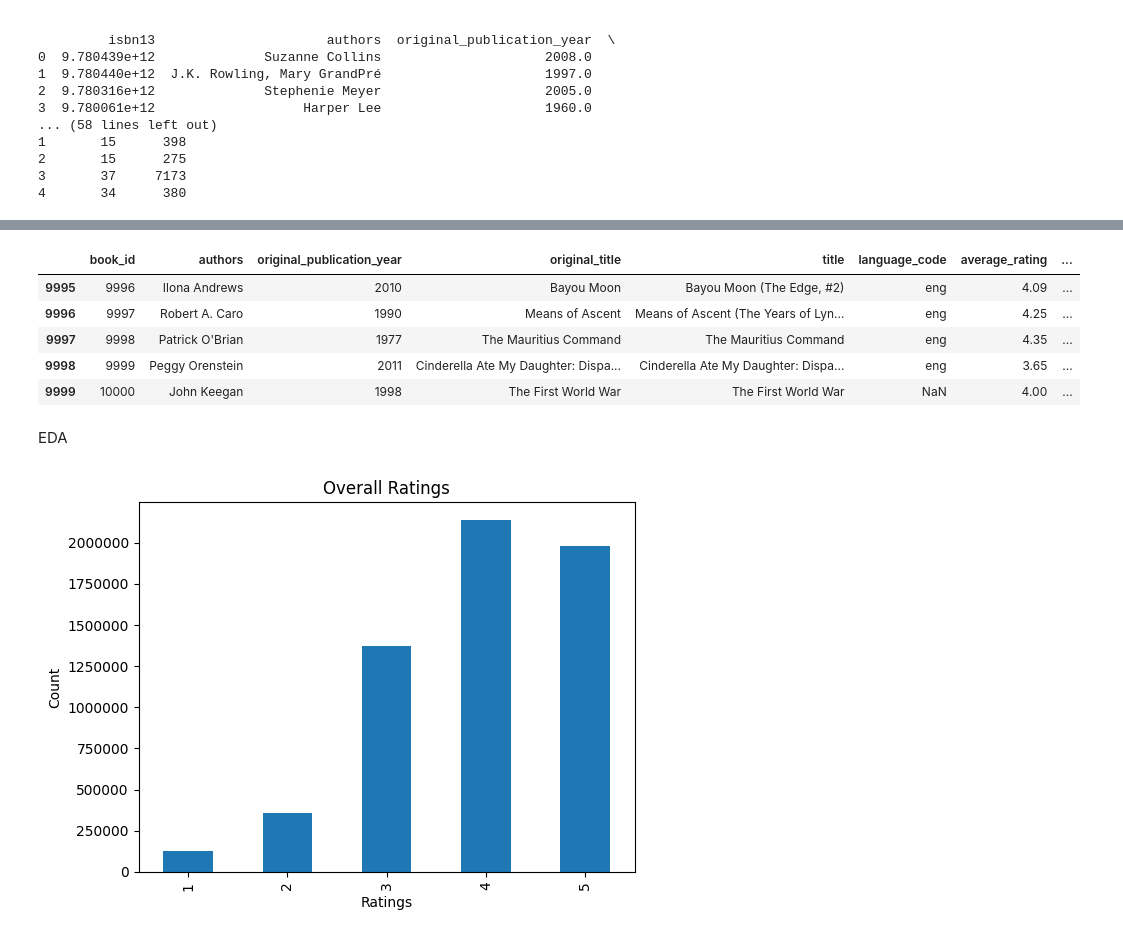
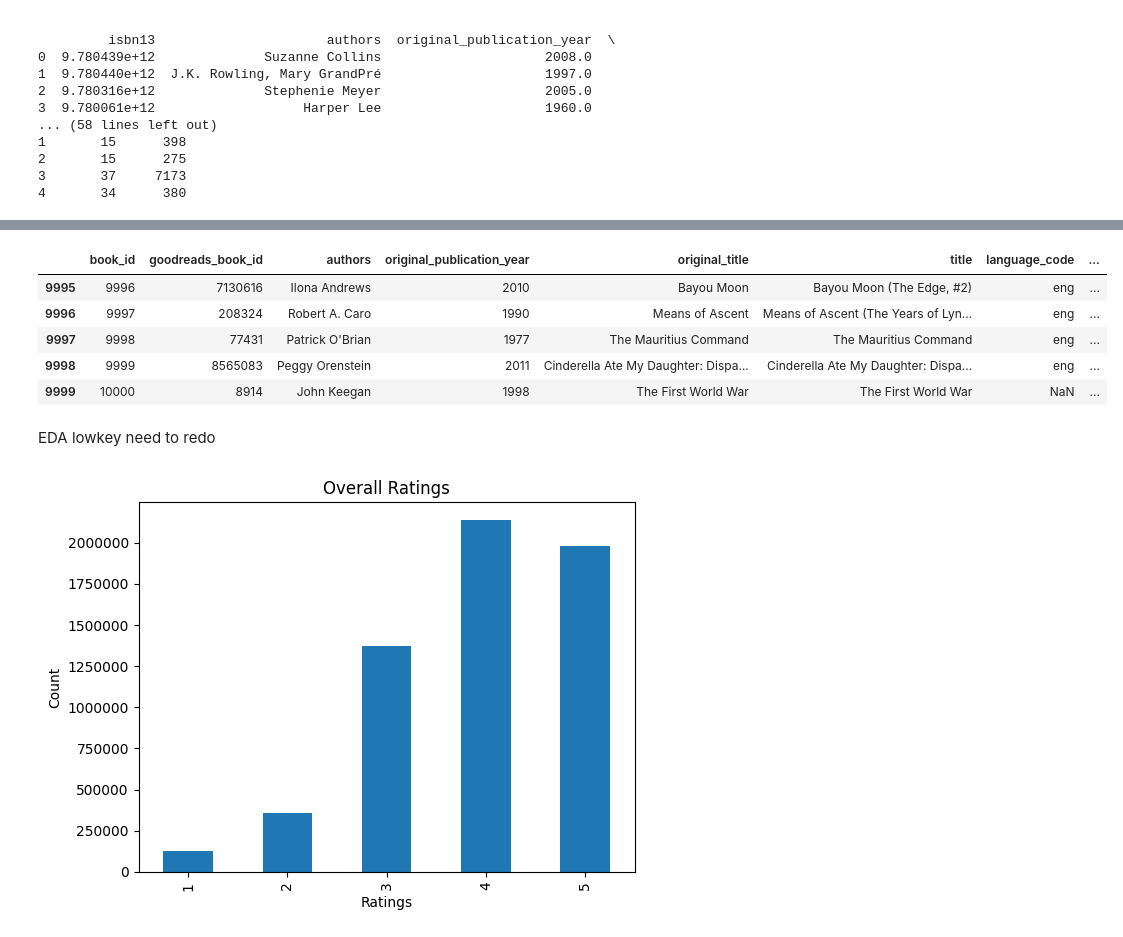
Before and after one commit to ItsNotGordon/reading-nook, a Jupyter notebook: notebook.ipynb, the cells around one changed output, grey strips where cells are left out. Saved outputs shown, nothing was run; the diff lists cells and outputs as text; code cells hidden in the pictures.

```diff
--- a/notebook.ipynb
+++ b/notebook.ipynb
@@ -7,9 +8,11 @@ from mlxtend.frequent_patterns import apriori, association_rules
 # %%
-main_df = pd.read_csv(r"C:\Users\itsno\OneDrive\Desktop\CSULB Homework\reading-nook\git-forked-database\books.csv")
-book_tags_df = pd.read_csv(r"C:\Users\itsno\OneDrive\Desktop\CSULB Homework\reading-nook\git-forked-database\book_tags.csv")
-ratings_df = pd.read_csv(r"C:\Users\itsno\OneDrive\Desktop\CSULB Homework\reading-nook\git-forked-database\ratings.csv")
-tags_df = pd.read_csv(r"C:\Users\itsno\OneDrive\Desktop\CSULB Homework\reading-nook\git-forked-database\tags.csv")
-to_read_df = pd.read_csv(r"C:\Users\itsno\OneDrive\Desktop\CSULB Homework\reading-nook\git-forked-database\to_read.csv")
+DATA_DIR = Path("git-forked-database")
+
+main_df = pd.read_csv(DATA_DIR / "books.csv")
+book_tags_df = pd.read_csv(DATA_DIR / "book_tags.csv")
+ratings_df = pd.read_csv(DATA_DIR / "ratings.csv")
+tags_df = pd.read_csv(DATA_DIR / "tags.csv")
+to_read_df = pd.read_csv(DATA_DIR / "to_read.csv")
 # %%
 # Quick print to make sure all df are csv are correctly read
 print(main_df.head())
@@ -38,25 +49,21 @@ print(to_read_df.head())
 # %%
-# Dropping unnecessary columns in main_df
-# Changing publication year from float to int
-# standardizing all english (eng, en-US, en-CA, en-GB) to eng
-main_df = pd.read_csv(r"C:\Users\itsno\OneDrive\Desktop\CSULB Homework\reading-nook\git-forked-database\books.csv")
 main_df.head()
-main_df.drop(columns=['image_url', 'small_image_url','goodreads_book_id', 'books_count', 'work_id', 'best_book_id', 'isbn', 'isbn13'], inplace=True)
+main_df.drop(columns=['image_url', 'small_image_url', 'books_count', 'work_id', 'best_book_id', 'isbn', 'isbn13'], inplace=True)
 main_df['original_publication_year'] = main_df['original_publication_year'].astype('Int64')
 
 # main_df['language_code'].value_counts()
 
 main_df['language_code'] = main_df['language_code'].str.split('-').str[0]
 main_df['language_code'] = main_df['language_code'].replace({
     'en': 'eng'
 })
 main_df.tail()
 # Note: scrolling through the csv, some strings in original_title is missing
 # %% [output]
-|  | book_id | authors | original_publication_year | original_title | title | language_code | average_rating | ... |
-| 9995 | 9996 | Ilona Andrews | 2010 | Bayou Moon | Bayou Moon (The Edge, #2) | eng | 4.09 | ... |
-| 9996 | 9997 | Robert A. Caro | 1990 | Means of Ascent | Means of Ascent (The Years of Lyn... | eng | 4.25 | ... |
-| 9997 | 9998 | Patrick O'Brian | 1977 | The Mauritius Command | The Mauritius Command | eng | 4.35 | ... |
-| 9998 | 9999 | Peggy Orenstein | 2011 | Cinderella Ate My Daughter: Dispa... | Cinderella Ate My Daughter: Dispa... | eng | 3.65 | ... |
-| 9999 | 10000 | John Keegan | 1998 | The First World War | The First World War | NaN | 4.00 | ... |
+|  | book_id | goodreads_book_id | authors | original_publication_year | original_title | title | language_code | ... |
+| 9995 | 9996 | 7130616 | Ilona Andrews | 2010 | Bayou Moon | Bayou Moon (The Edge, #2) | eng | ... |
+| 9996 | 9997 | 208324 | Robert A. Caro | 1990 | Means of Ascent | Means of Ascent (The Years of Lyn... | eng | ... |
+| 9997 | 9998 | 77431 | Patrick O'Brian | 1977 | The Mauritius Command | The Mauritius Command | eng | ... |
+| 9998 | 9999 | 8565083 | Peggy Orenstein | 2011 | Cinderella Ate My Daughter: Dispa... | Cinderella Ate My Daughter: Dispa... | eng | ... |
+| 9999 | 10000 | 8914 | John Keegan | 1998 | The First World War | The First World War | NaN | ... |
 # %%
@@ -68,7 +73,7 @@ df = df.sort_values(by='book_id')
 
 # will undergo further cleaning, this is a proof of concept
 # %% [markdown]
-EDA
+EDA lowkey need to redo
 # %%
 df['rating'].value_counts().sort_index().plot.bar(title ="Overall Ratings", xlabel = "Ratings", ylabel = "Count")
 plt.ticklabel_format(style='plain', axis='y')
```
Also changed, not shown: parts of 18 cells of this notebook, 1 other file.
